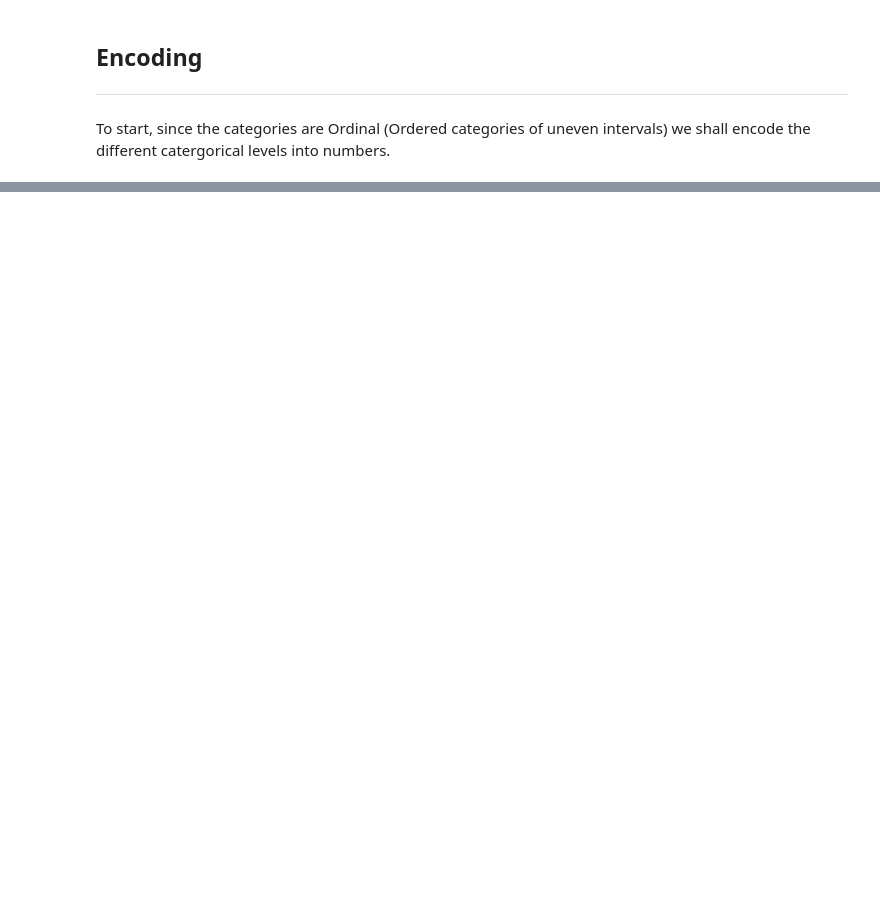
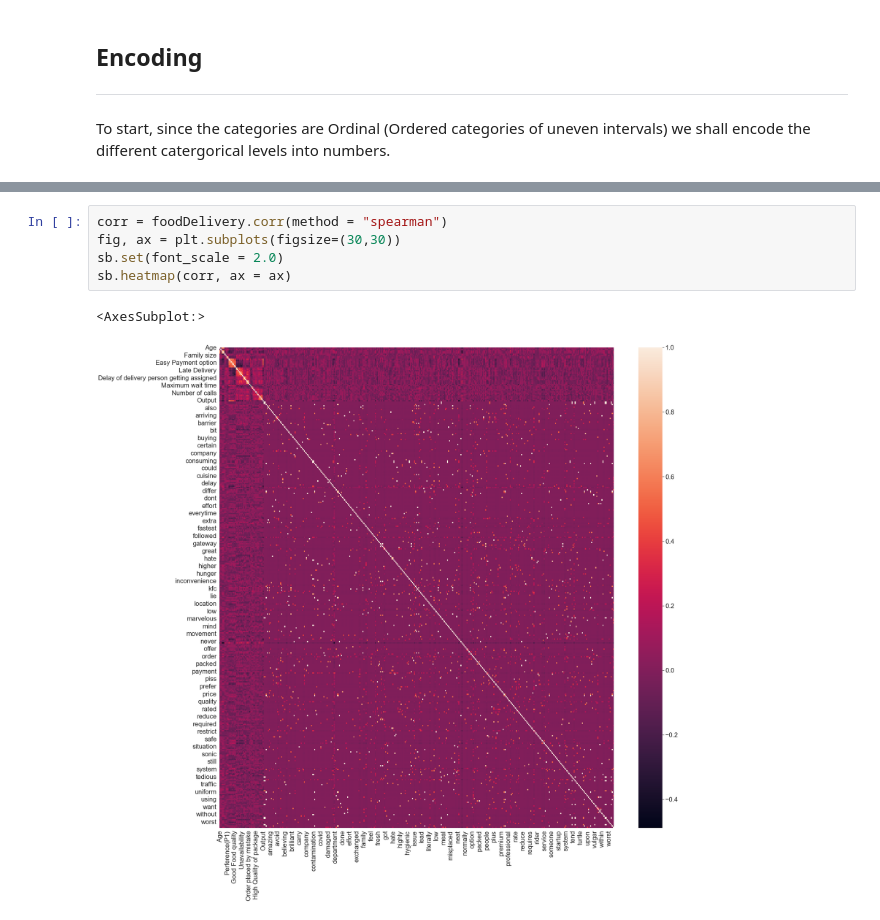
Before and after one commit to DanielxDante/restaurant-conundrum, a Jupyter notebook: main.ipynb, the cells around one changed output, grey strips where cells are left out. Saved outputs shown, nothing was run; the diff lists cells and outputs as text; blank space fills up the shorter version.

```diff
--- a/main.ipynb
+++ b/main.ipynb
@@ -460 +495,9 @@ foodDelivery = foodDelivery.replace(cleanup_nums)
+# %%
+corr = foodDelivery.corr(method = "spearman")
+fig, ax = plt.subplots(figsize=(30,30))
+sb.set(font_scale = 2.0)
+sb.heatmap(corr, ax = ax)
+# %% [output]
+<AxesSubplot:>
+[figure, added]
 # %% [markdown]
```
Also changed, not shown: parts of 45 cells of this notebook, 2 other files.
